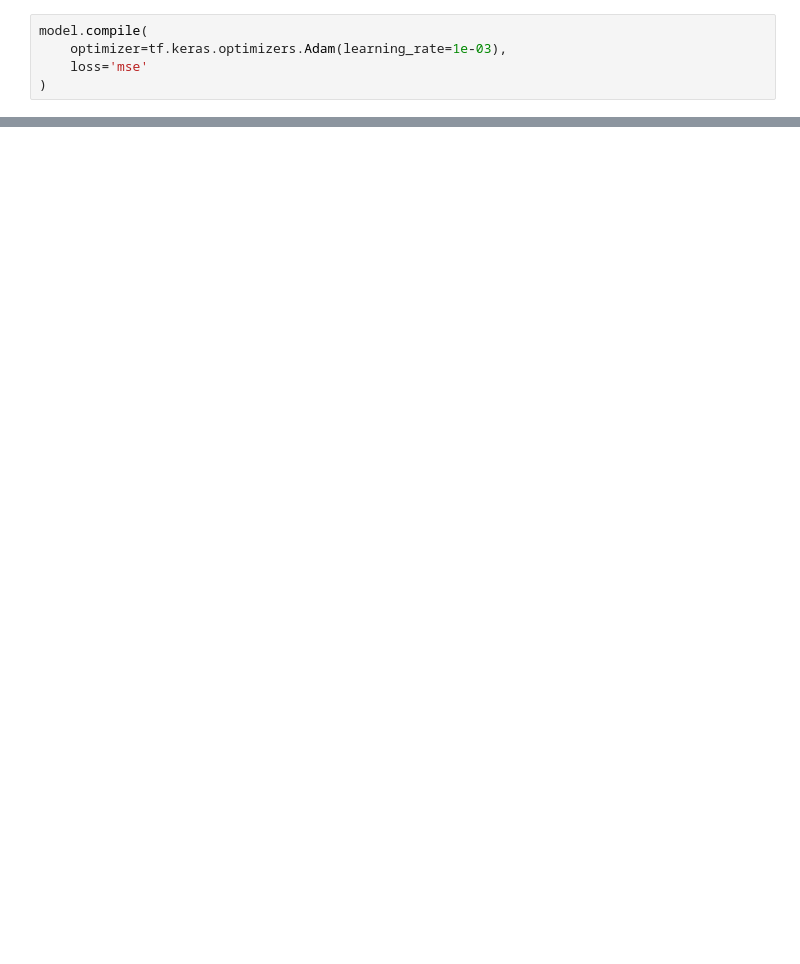
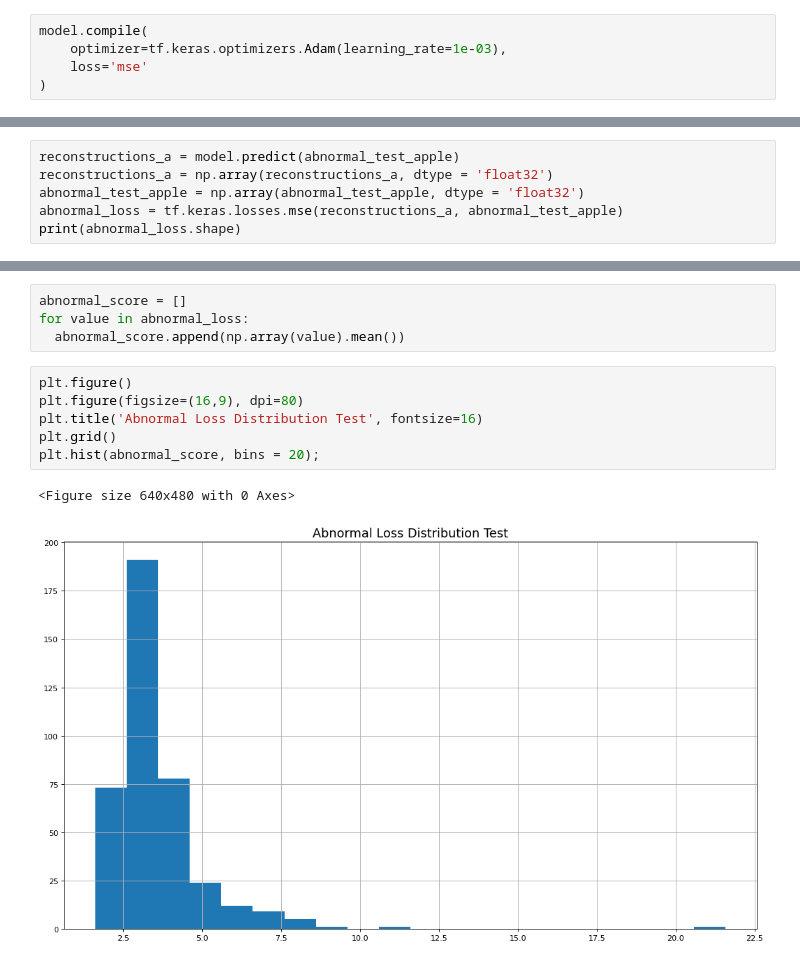
Before and after one commit to Hienph1/anomaly-detection-for-fruit, a Jupyter notebook: U-net.ipynb, the cells around one changed output, grey strips where cells are left out. Drawn from its saved outputs; the diff is of its cells as text; blank space fills up the shorter version.

```diff
--- a/U-net.ipynb
+++ b/U-net.ipynb
@@ -204,0 +280,6 @@ with open(hist_csv_file, mode='w') as f:
+# %%
+reconstructions_a = model.predict(abnormal_test_apple)
+reconstructions_a = np.array(reconstructions_a, dtype = 'float32')
+abnormal_test_apple = np.array(abnormal_test_apple, dtype = 'float32')
+abnormal_loss = tf.keras.losses.mse(reconstructions_a, abnormal_test_apple)
+print(abnormal_loss.shape)
@@ -204,0 +289,13 @@ with open(hist_csv_file, mode='w') as f:
+# %%
+abnormal_score = []
+for value in abnormal_loss:
+  abnormal_score.append(np.array(value).mean())
+# %%
+plt.figure()
+plt.figure(figsize=(16,9), dpi=80)
+plt.title('Abnormal Loss Distribution Test', fontsize=16)
+plt.grid()
+plt.hist(abnormal_score, bins = 20);
+# %% [output]
+<Figure size 640x480 with 0 Axes>
+[figure, added]
```
Also changed, not shown: parts of 34 cells of this notebook, 2 other files.
